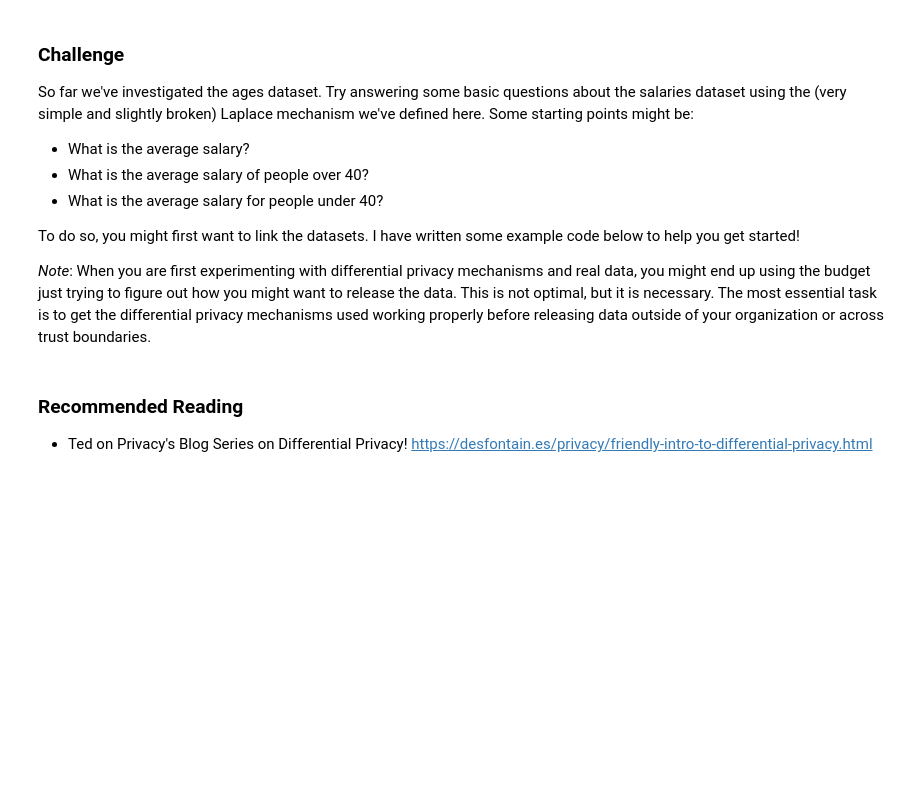
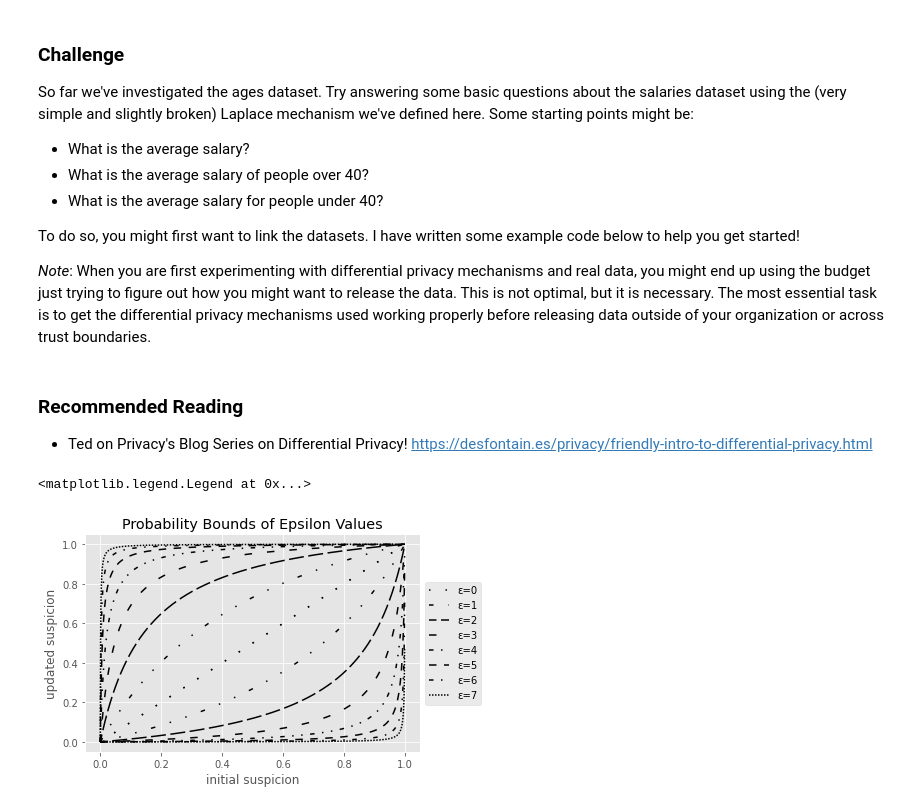
Before and after one commit to kjam/practical-data-privacy, a Jupyter notebook: 02 - Exploring Differential Privacy with Laplace.ipynb, the cells around one changed output. Saved outputs shown, nothing was run; the diff lists cells and outputs as text; code cells hidden in the pictures; blank space fills up the shorter version.

```diff
--- a/02 - Exploring Differential Privacy with Laplace.ipynb
+++ b/02 - Exploring Differential Privacy with Laplace.ipynb
@@ -233,3 +236,37 @@ my_budget
 ### Recommended Reading
 
 - Ted on Privacy's Blog Series on Differential Privacy! https://desfontain.es/privacy/friendly-intro-to-differential-privacy.html
+# %%
+fig, ax = plt.subplots(1)
+
+y = np.arange(0, 1.0, 0.001)
+x = np.arange(0, 1.0, 0.001)
+
+
+linestyle_tuple = [
+     ('loosely dotted',        (0, (1, 10))),
+     ('loosely dashdotdotted', (0, (3, 10, 1, 10, 1, 10))),
+     ('long dash with offset', (5, (10, 3))),
+     ('loosely dashed',        (0, (5, 10))),
+     ('dashdotdotted',         (0, (3, 5, 1, 5, 1, 5))),
+     ('dashed',                (0, (5, 5))),
+     ('dashdotted',            (0, (3, 5, 1, 5))),
+     ('dotted',                (0, (1, 1))),
+]
+
+for epsilon in range(8):
+    lower_bounds = (e**epsilon * y) / \
+         (1 + (e**epsilon - 1)  * y)
+    upper_bounds = y / (e**epsilon + (1-e**epsilon) * y)
+
+    ax.plot(x, upper_bounds, label='ε={}'.format(epsilon),
+            linestyle=linestyle_tuple[epsilon][1])
+    ax.plot(x, lower_bounds, linestyle=linestyle_tuple[epsilon][1])
+
+ax.set_title('Probability Bounds of Epsilon Values')
+ax.set_xlabel('initial suspicion')
+ax.set_ylabel('updated suspicion')
+ax.legend(loc='center left', bbox_to_anchor=(1, 0.5))
+# %% [output]
+<matplotlib.legend.Legend at 0x...>
+[figure, added]
```
Also changed, not shown: parts of 6 cells of this notebook.
